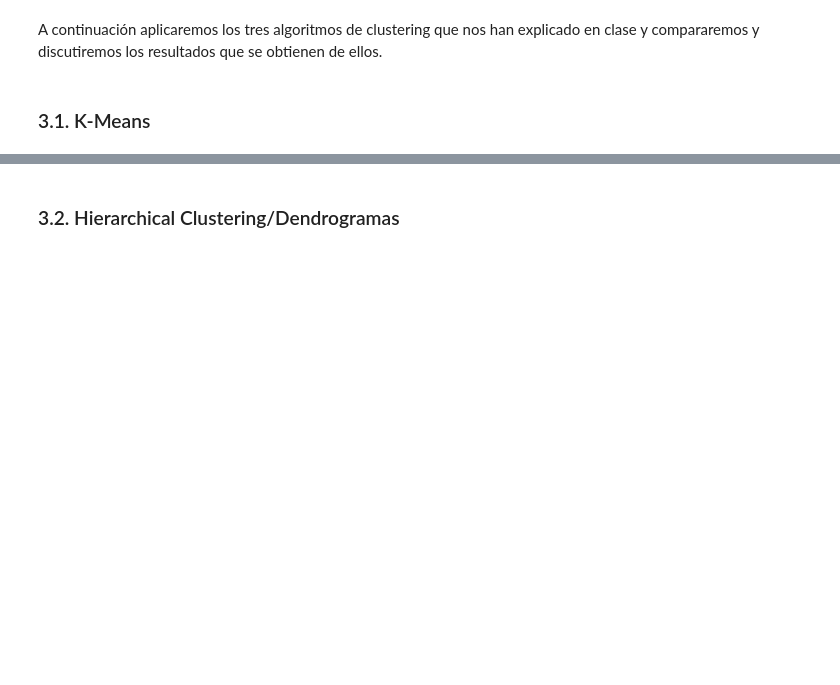
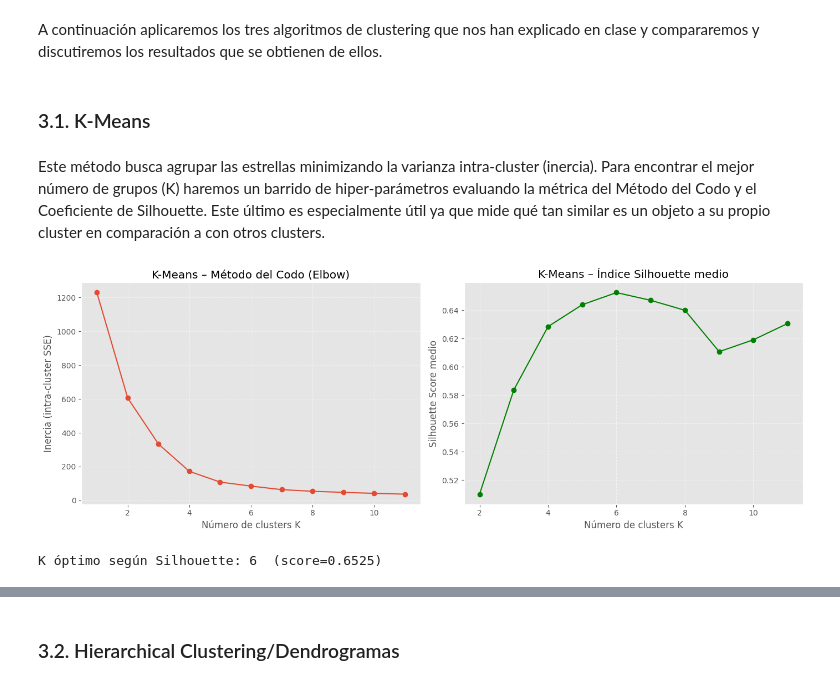
Before and after one commit to 100522155/Aprendizaje-Automatico-pr2, a Jupyter notebook: analisis.ipynb, the cells around one changed output, grey strips where cells are left out. Drawn from its saved outputs; the diff is of its cells as text; code cells hidden in the pictures; blank space fills up the shorter version.

```diff
--- a/analisis.ipynb
+++ b/analisis.ipynb
@@ -242,3 +250,42 @@ Varianza total explicada: 85.29%
 A continuación aplicaremos los tres algoritmos de clustering que nos han explicado en clase y compararemos y discutiremos los resultados que se obtienen de ellos.
 # %% [markdown]
 ### 3.1. K-Means
+# %% [markdown]
+Este método busca agrupar las estrellas minimizando la varianza intra-cluster (inercia). Para encontrar el mejor número de grupos (K) haremos un barrido de hiper-parámetros evaluando la métrica del Método del Codo y el Coeficiente de Silhouette. Este último es especialmente útil ya que mide qué tan similar es un objeto a su propio cluster en comparación a con otros clusters.
+# %%
+# Método del Codo (Elbow)
+range_k     = range(1, 12)
+inertias    = []
+silhouettes = []
+
+for k in range_k:
+    km = KMeans(n_clusters=k, n_init=25, random_state=SEED)
+    labels_k = km.fit_predict(X_pca)
+    inertias.append(km.inertia_)
+    if k >= 2:
+        silhouettes.append(silhouette_score(X_pca, labels_k))
+
+fig, axes = plt.subplots(1, 2, figsize=(14, 5))
+
+# Elbow Method (método del codo)
+axes[0].plot(list(range_k), inertias, marker='o')
+axes[0].set_title('K-Means – Método del Codo (Elbow)')
+axes[0].set_xlabel('Número de clusters K')
+axes[0].set_ylabel('Inercia (intra-cluster SSE)')
+axes[0].grid(True, linestyle='--', alpha=0.5)
+
+# Coeficiente de Silhouette
+axes[1].plot(list(range(2, 12)), silhouettes, marker='o', color='green')
+axes[1].set_title('K-Means – Índice Silhouette medio')
+axes[1].set_xlabel('Número de clusters K')
+axes[1].set_ylabel('Silhouette Score medio')
+axes[1].grid(True, linestyle='--', alpha=0.5)
+
+plt.tight_layout()
+plt.show()
+
+best_k_sil = list(range(2, 12))[np.argmax(silhouettes)]
+print(f'K óptimo según Silhouette: {best_k_sil}  (score={max(silhouettes):.4f})')
+# %% [output]
+[figure, added]
+K óptimo según Silhouette: 6  (score=0.6525)
```
Also changed, not shown: parts of 23 cells of this notebook.
